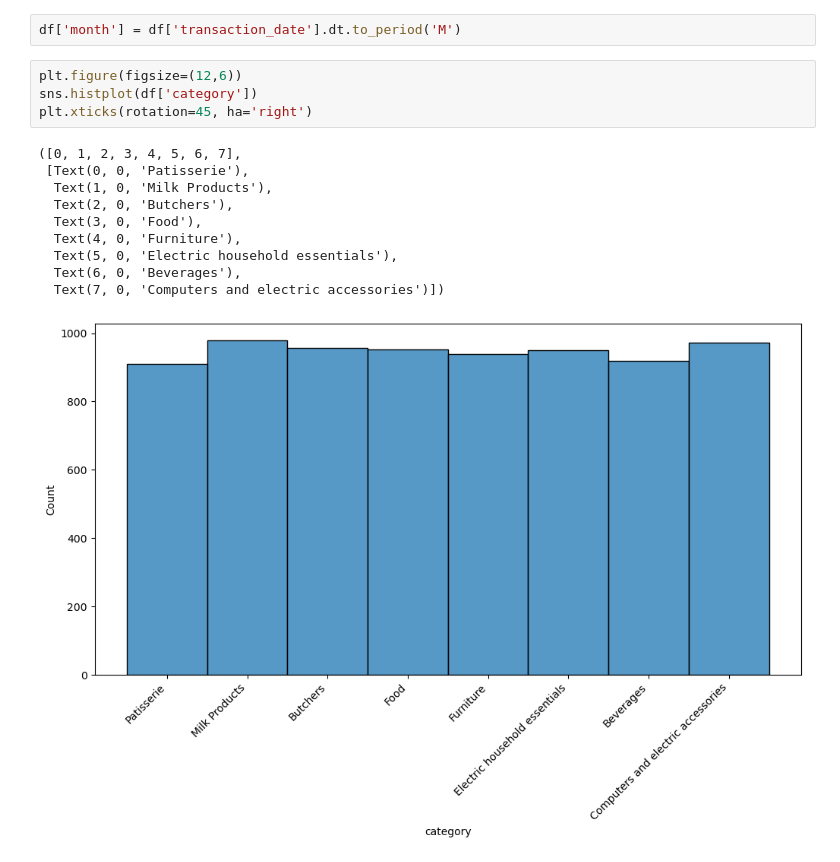
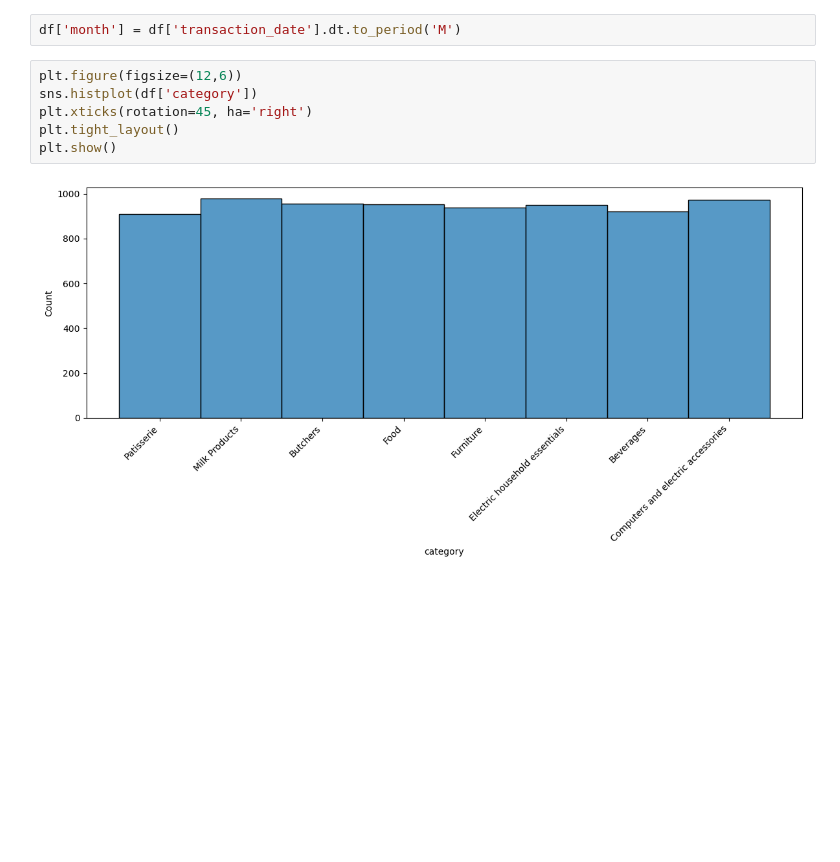
Before and after one commit to tcsimm/DataSciencePractice, a Jupyter notebook: jun28.ipynb, the cells around one changed output. Drawn from its saved outputs; the diff is of its cells as text; blank space fills up the shorter version.

```diff
--- a/jun28.ipynb
+++ b/jun28.ipynb
@@ -49,15 +49,8 @@ df['month'] = df['transaction_date'].dt.to_period('M')
 # %%
 plt.figure(figsize=(12,6))
 sns.histplot(df['category'])
 plt.xticks(rotation=45, ha='right')
+plt.tight_layout()
+plt.show()
 # %% [output]
-([0, 1, 2, 3, 4, 5, 6, 7],
- [Text(0, 0, 'Patisserie'),
-  Text(1, 0, 'Milk Products'),
-  Text(2, 0, 'Butchers'),
-  Text(3, 0, 'Food'),
-  Text(4, 0, 'Furniture'),
-  Text(5, 0, 'Electric household essentials'),
-  Text(6, 0, 'Beverages'),
-  Text(7, 0, 'Computers and electric accessories')])
-[figure, old version]
+[figure, new version]
```
